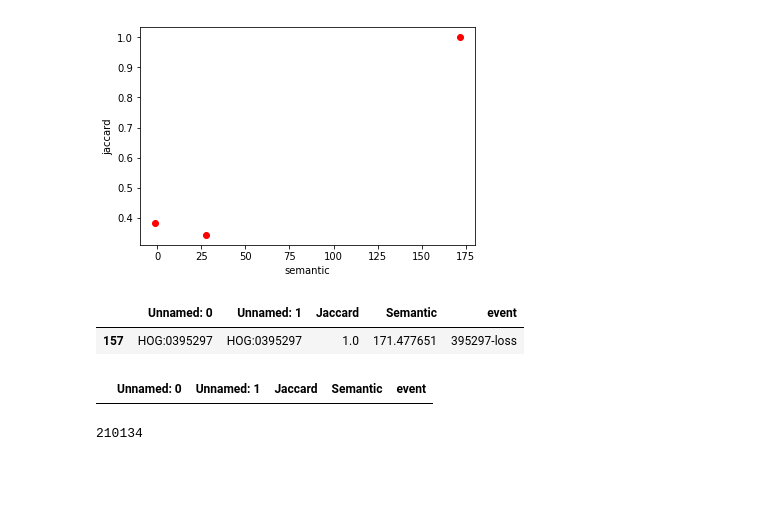
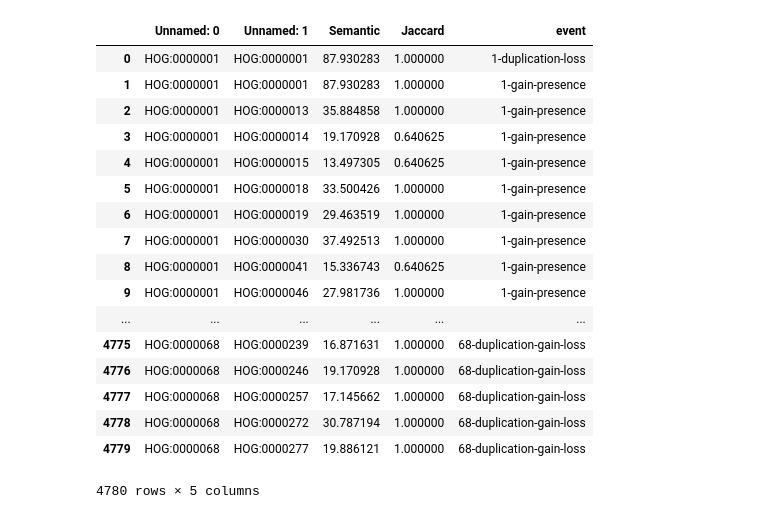
Before and after one commit to cactuskid/phyloprofiling, a Jupyter notebook: Validation.ipynb, the cells around one changed output. Cells and saved outputs as stored; diff of their text form; code cells hidden in the pictures; blank space fills up the shorter version.

```diff
--- a/Validation.ipynb
+++ b/Validation.ipynb
@@ -34,21 +38,0 @@ dataPresence = data.loc[data['event']==('395297-presence')]
-# %%
-dataLossJaccard = dataLoss['Jaccard']
-dataLossSemantic = dataLoss['Semantic']
-
-%matplotlib inline
-import matplotlib.pyplot as plt
-plt.plot(dataLossSemantic, dataLossJaccard,'ro')
-plt.ylabel('jaccard')
-plt.xlabel('semantic')
-plt.show()
-# %% [output]
-[figure, removed]
-# %%
-data.loc[data['event']==('395297-loss')]
-# %% [output]
-|  | Unnamed: 0 | Unnamed: 1 | Jaccard | Semantic | event |
-| 157 | HOG:0395297 | HOG:0395297 | 1.0 | 171.477651 | 395297-loss |
-# %%
-dataLoss
-# %% [output]
-|  | Unnamed: 0 | Unnamed: 1 | Jaccard | Semantic | event |
@@ -57,4 +38,0 @@ import h5py
-# %%
-len(hogs_with_annotations)
-# %% [output]
-210134
@@ -72,0 +55,21 @@ for hog in hogs_with_annotations:
+# %%
+data
+# %% [output]
+|  | Unnamed: 0 | Unnamed: 1 | Semantic | Jaccard | event |
+| 0 | HOG:0000001 | HOG:0000001 | 87.930283 | 1.000000 | 1-duplication-loss |
+| 1 | HOG:0000001 | HOG:0000001 | 87.930283 | 1.000000 | 1-gain-presence |
+| 2 | HOG:0000001 | HOG:0000013 | 35.884858 | 1.000000 | 1-gain-presence |
+| 3 | HOG:0000001 | HOG:0000014 | 19.170928 | 0.640625 | 1-gain-presence |
+| 4 | HOG:0000001 | HOG:0000015 | 13.497305 | 0.640625 | 1-gain-presence |
+| 5 | HOG:0000001 | HOG:0000018 | 33.500426 | 1.000000 | 1-gain-presence |
+| 6 | HOG:0000001 | HOG:0000019 | 29.463519 | 1.000000 | 1-gain-presence |
+| 7 | HOG:0000001 | HOG:0000030 | 37.492513 | 1.000000 | 1-gain-presence |
+| 8 | HOG:0000001 | HOG:0000041 | 15.336743 | 0.640625 | 1-gain-presence |
+| 9 | HOG:0000001 | HOG:0000046 | 27.981736 | 1.000000 | 1-gain-presence |
+| ... | ... | ... | ... | ... | ... |
+| 4775 | HOG:0000068 | HOG:0000239 | 16.871631 | 1.000000 | 68-duplication-gain-loss |
+| 4776 | HOG:0000068 | HOG:0000246 | 19.170928 | 1.000000 | 68-duplication-gain-loss |
+| 4777 | HOG:0000068 | HOG:0000257 | 17.145662 | 1.000000 | 68-duplication-gain-loss |
+| 4778 | HOG:0000068 | HOG:0000272 | 30.787194 | 1.000000 | 68-duplication-gain-loss |
+| 4779 | HOG:0000068 | HOG:0000277 | 19.886121 | 1.000000 | 68-duplication-gain-loss |
+4780 rows × 5 columns
```
Also changed, not shown: parts of 11 cells of this notebook, 1 other file.
